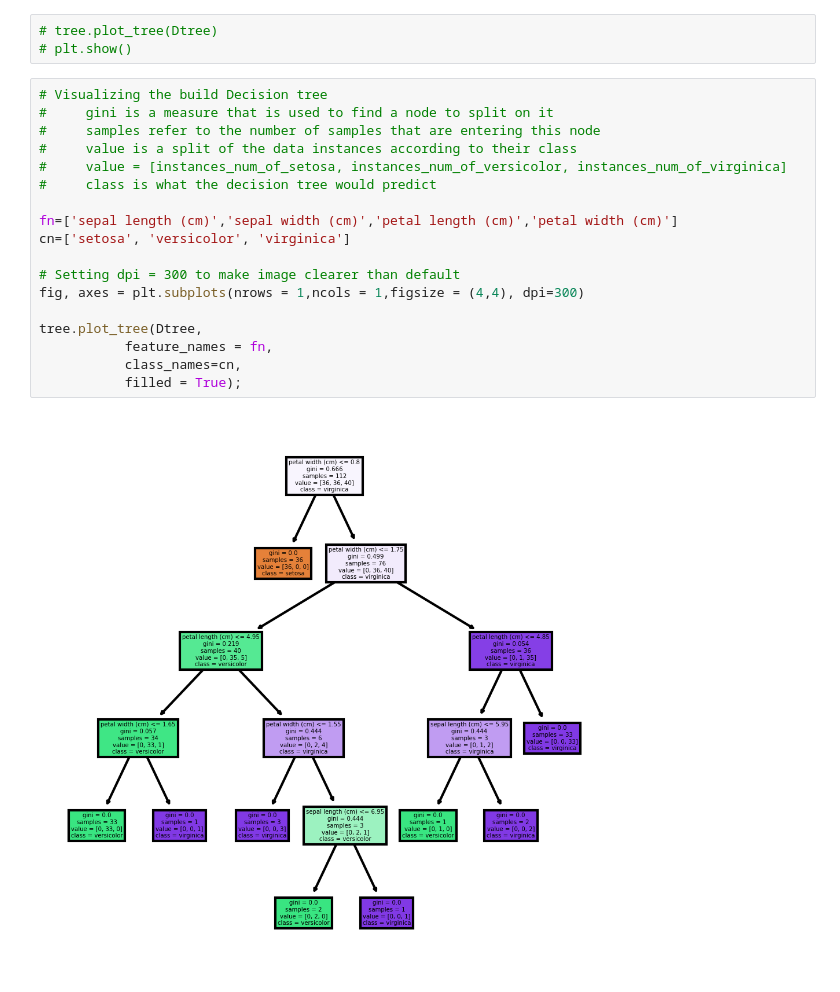
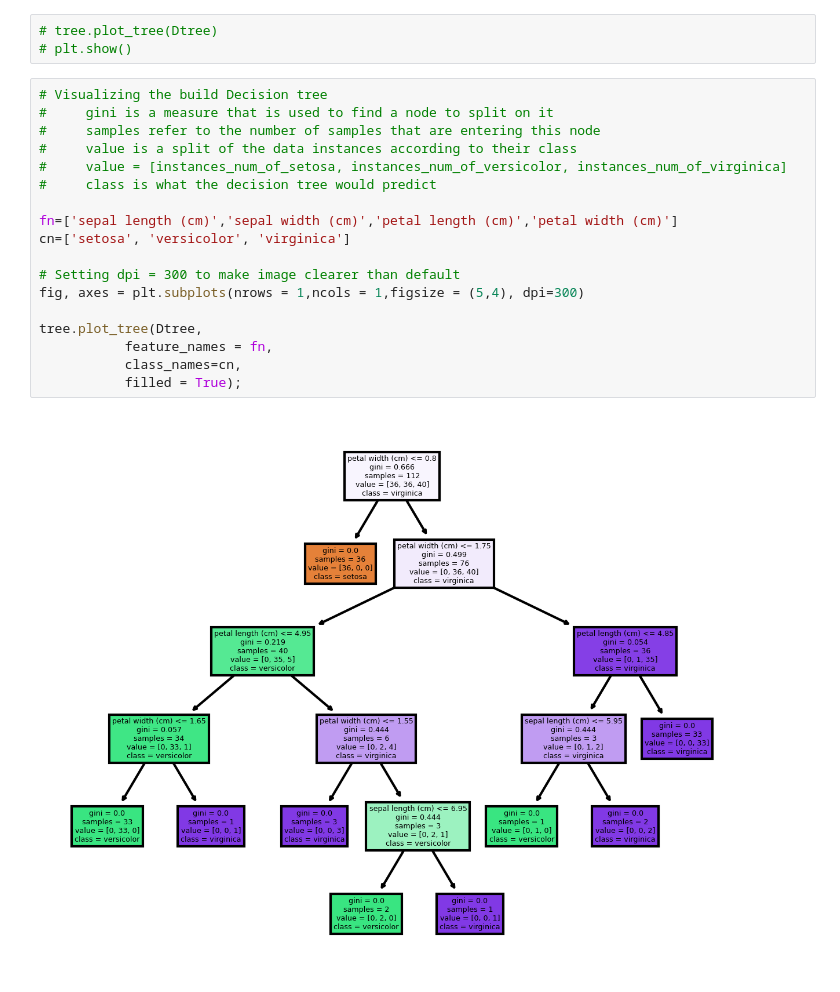
Before and after one commit to assiakhateeb/PPML_lab, a Jupyter notebook: part B/Part_B.ipynb, the cells around one changed output. Cells and saved outputs as stored; diff of their text form.

```diff
--- a/part B/Part_B.ipynb
+++ b/part B/Part_B.ipynb
@@ -101,20 +101,20 @@ versicolor
 # %%
 # Visualizing the build Decision tree
 #     gini is a measure that is used to find a node to split on it
 #     samples refer to the number of samples that are entering this node
 #     value is a split of the data instances according to their class
 #     value = [instances_num_of_setosa, instances_num_of_versicolor, instances_num_of_virginica]
 #     class is what the decision tree would predict
 
 fn=['sepal length (cm)','sepal width (cm)','petal length (cm)','petal width (cm)']
 cn=['setosa', 'versicolor', 'virginica']
 
 # Setting dpi = 300 to make image clearer than default
-fig, axes = plt.subplots(nrows = 1,ncols = 1,figsize = (4,4), dpi=300)
+fig, axes = plt.subplots(nrows = 1,ncols = 1,figsize = (5,4), dpi=300)
 
 tree.plot_tree(Dtree,
            feature_names = fn,
            class_names=cn,
            filled = True);
 # %% [output]
-[figure, old version]
+[figure, new version]
```
